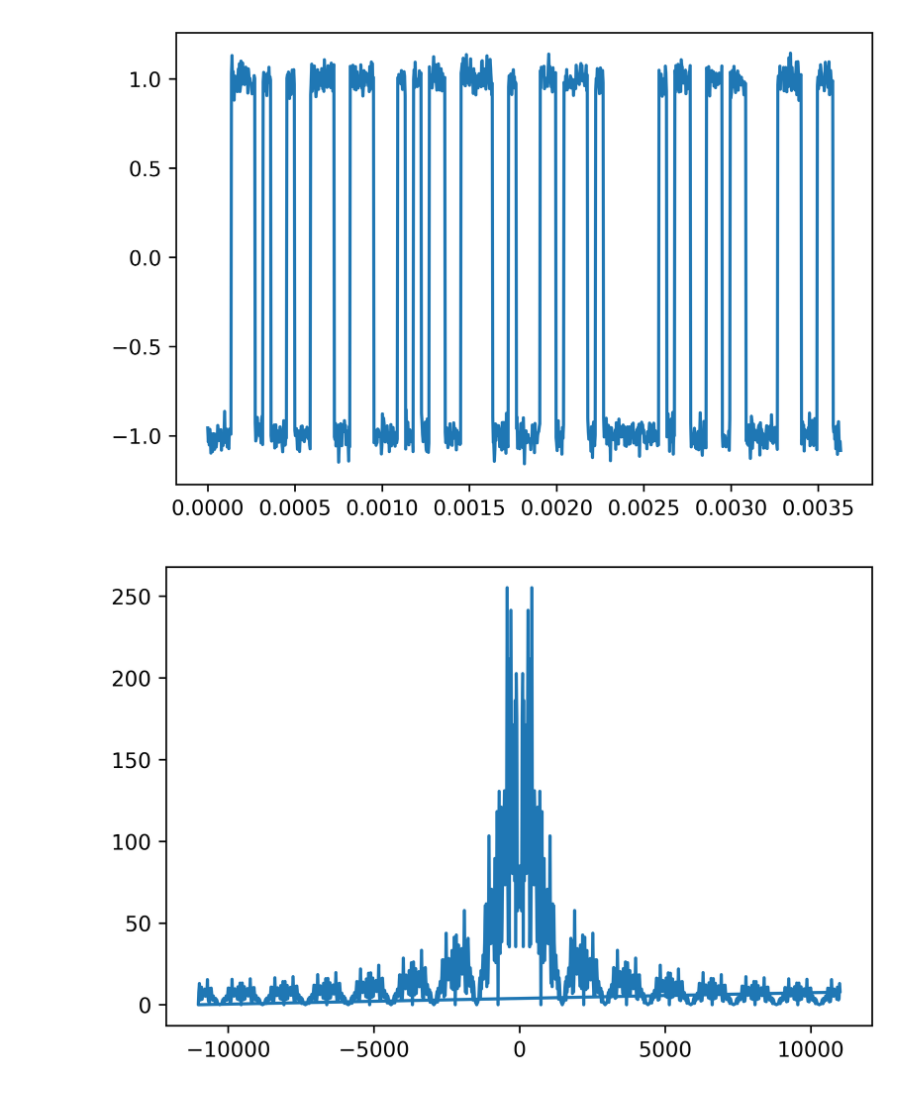
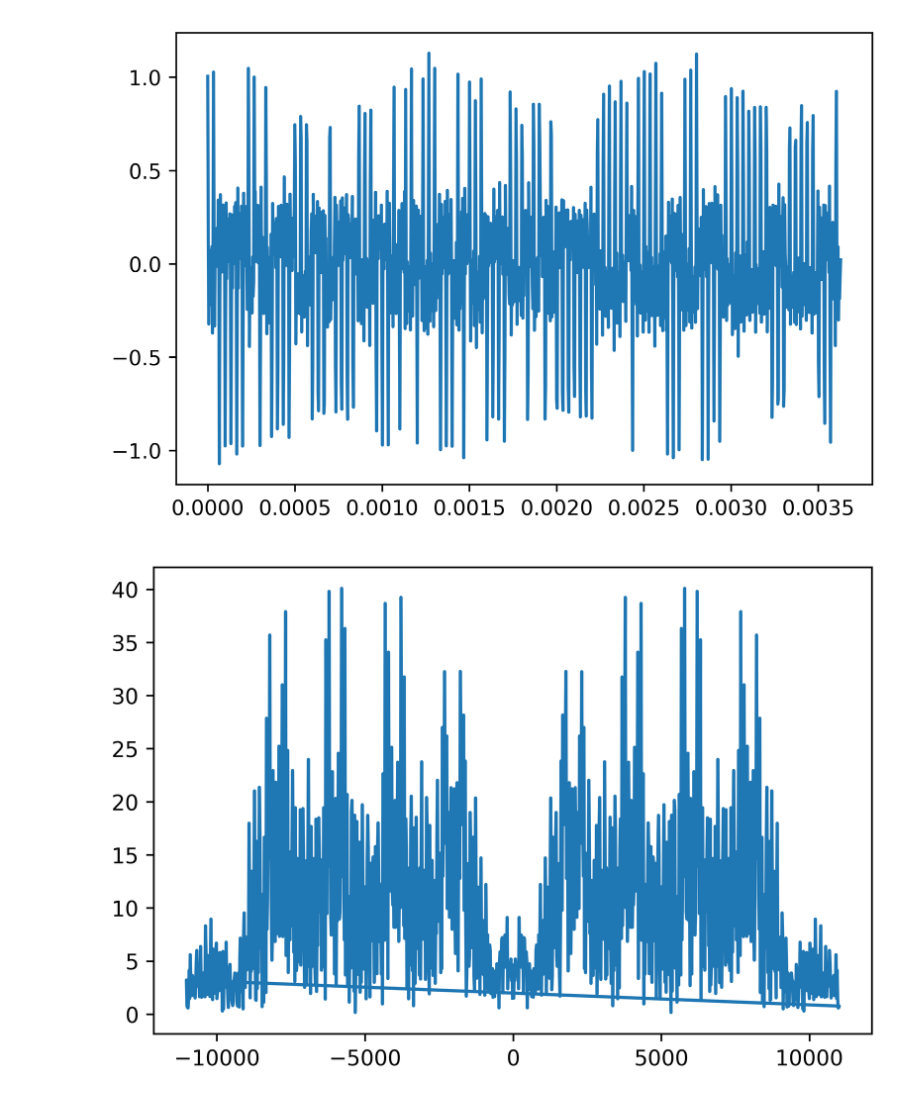
Before and after one commit to TheNitronos/PDC-Project, a Jupyter notebook: Communication System.ipynb, the cells around one changed output. Cells and saved outputs as stored; diff of their text form; code cells hidden in the pictures.

```diff
--- a/Communication System.ipynb
+++ b/Communication System.ipynb
@@ -20,12 +20,17 @@ Ts = 1/Fs
 
 A = 1
 K = 15
-W = 1470
+W = 2000
 
 BITS_PER_BYTE    = 8
 NUMBERS_OF_BYTES = 10
 NUMBER_OF_BITS   = NUMBERS_OF_BYTES * BITS_PER_BYTE
 SIGNAL_LENGTH    = NUMBER_OF_BITS * K
+
+FREQUENCY_1 = 2000
+FREQUENCY_2 = 4000
+FREQUENCY_3 = 6000
+FREQUENCY_4 = 8000
 
 t = np.linspace(0, Ts*NUMBER_OF_BITS, SIGNAL_LENGTH)
 f = fftfreq(SIGNAL_LENGTH, Ts)
@@ -37,7 +42,7 @@ def passband_filter(frequencies, omega, width):
         filter[i] = 1
     return filter
 
-def decode(signal_input):
+def decoder(signal_input):
     signal_output = []
 
     for i in range(NUMBER_OF_BITS):
@@ -48,14 +53,14 @@ def decode(signal_input):
 
     return signal_output
 
-def cos_modulation(frequency):
-    return np.array([np.cos(2*np.pi*frequency*a*Ts) for a in range(SIGNAL_LENGTH)])
+def cos_modulator(omega):
+    return np.array([np.cos(2*np.pi*omega*a*Ts) for a in range(SIGNAL_LENGTH)])
 
-def modulation():
-    return (cos_modulation(2000) + \
-            cos_modulation(4000) + \
-            cos_modulation(6000) + \
-            cos_modulation(8000)) / 4
+def modulator():
+    return (cos_modulator(FREQUENCY_1) + \
+            cos_modulator(FREQUENCY_2) + \
+            cos_modulator(FREQUENCY_3) + \
+            cos_modulator(FREQUENCY_4)) / 4
 # %%
 signal = np.repeat(bits, K)
 plt.plot(t, signal)
@@ -64,0 +70,4 @@ plt.show()
+# %%
+sent_signal = modulator() * signal
+plt.plot(t, sent_signal)
+plt.show()
@@ -65,13 +82,13 @@ plt.show()
 # %%
 white_noise = normal(0, 0.05, SIGNAL_LENGTH)
-noisy_signal = signal+white_noise
-plt.plot(t, noisy_signal)
+noisy_sent_signal = sent_signal+white_noise
+plt.plot(t, noisy_sent_signal)
 plt.show()
 # %% [output]
-[figure, old version]
+[figure, new version]
 # %%
-signal_frequencies = fft(signal)
-plt.plot(f, abs(signal_frequencies))
+noisy_sent_signal_frequencies = fft(noisy_sent_signal)
+plt.plot(f, abs(noisy_sent_signal_frequencies))
 plt.show()
 # %% [output]
-[figure, old version]
+[figure, new version]
```
Also changed, not shown: parts of 10 cells of this notebook, 5 other files.
